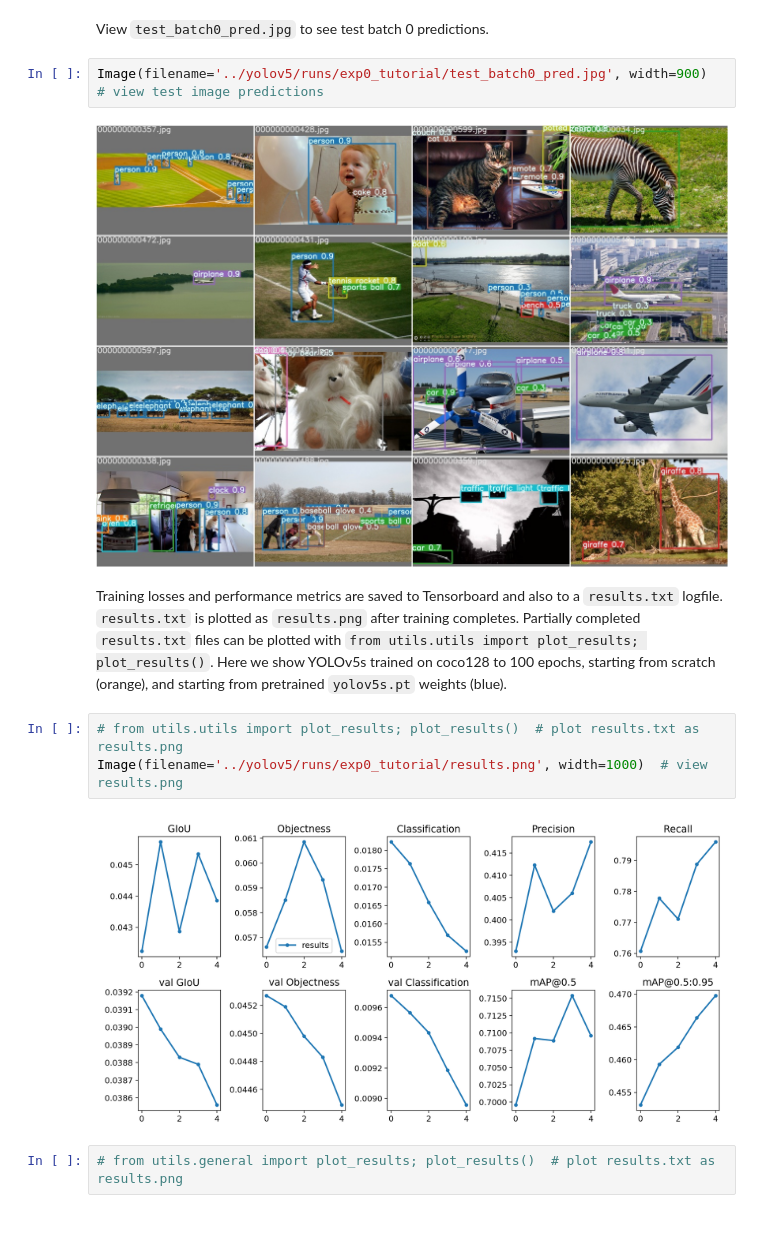
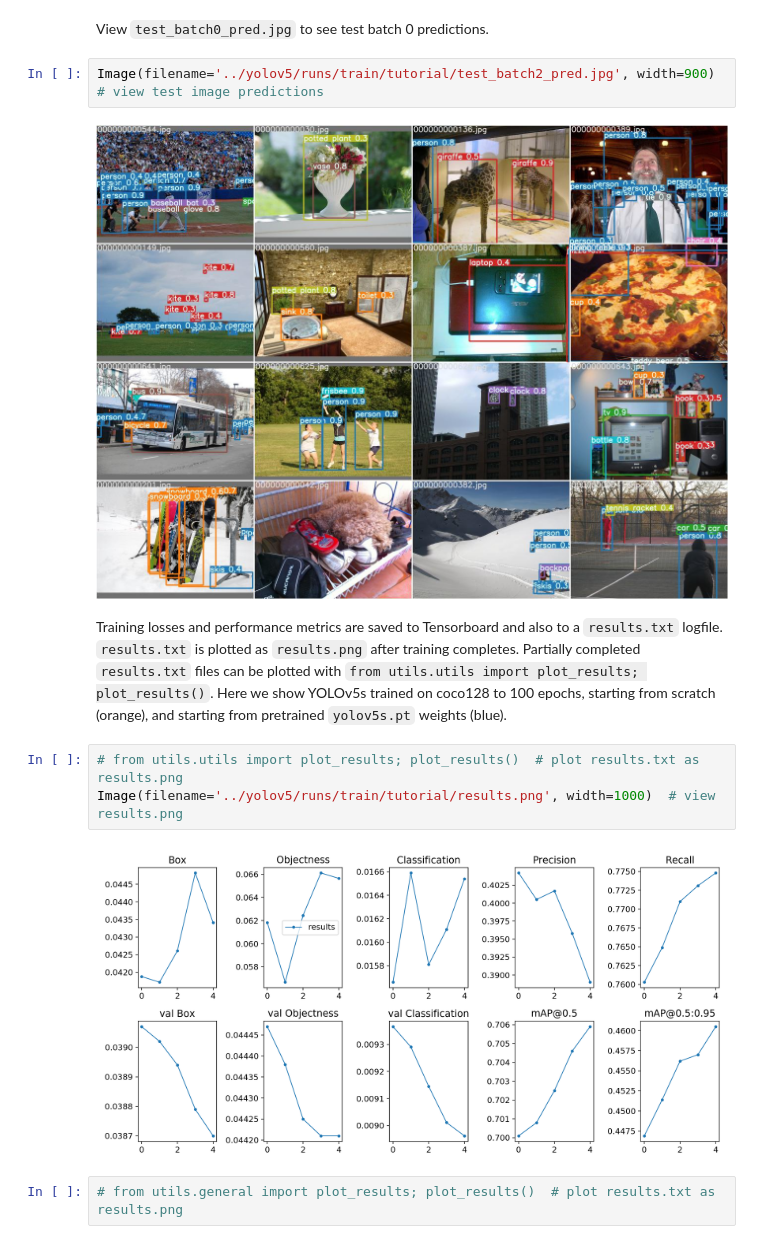
Before and after one commit to HKT-SSA/yolov5-on-sagemaker, a Jupyter notebook: 1-yolov5-tutorial/tutorial.ipynb, the cells around one changed output. Drawn from its saved outputs; the diff is of its cells as text.

```diff
--- a/1-yolov5-tutorial/tutorial.ipynb
+++ b/1-yolov5-tutorial/tutorial.ipynb
@@ -116,16 +133,16 @@ Image(filename='../yolov5/runs/exp0_tutorial/test_batch0_gt.jpg', width=900)  #
 # %% [markdown]
 View `test_batch0_pred.jpg` to see test batch 0 predictions.
 # %%
-Image(filename='../yolov5/runs/exp0_tutorial/test_batch0_pred.jpg', width=900)  # view test image predictions
+Image(filename='../yolov5/runs/train/tutorial/test_batch2_pred.jpg', width=900)  # view test image predictions
 # %% [output]
-[figure, old version]
+[figure, new version]
 # %% [markdown]
 Training losses and performance metrics are saved to Tensorboard and also to a `results.txt` logfile. `results.txt` is plotted as `results.png` after training completes. Partially completed `results.txt` files can be plotted with `from utils.utils import plot_results; plot_results()`. Here we show YOLOv5s trained on coco128 to 100 epochs, starting from scratch (orange), and starting from pretrained `yolov5s.pt` weights (blue).
 # %%
 # from utils.utils import plot_results; plot_results()  # plot results.txt as results.png
-Image(filename='../yolov5/runs/exp0_tutorial/results.png', width=1000)  # view results.png
+Image(filename='../yolov5/runs/train/tutorial/results.png', width=1000)  # view results.png
 # %% [output]
-[figure, old version]
+[figure, new version]
 # %%
 # from utils.general import plot_results; plot_results()  # plot results.txt as results.png
 # %% [markdown]
```
Also changed, not shown: parts of 9 cells of this notebook, 9 other files.
